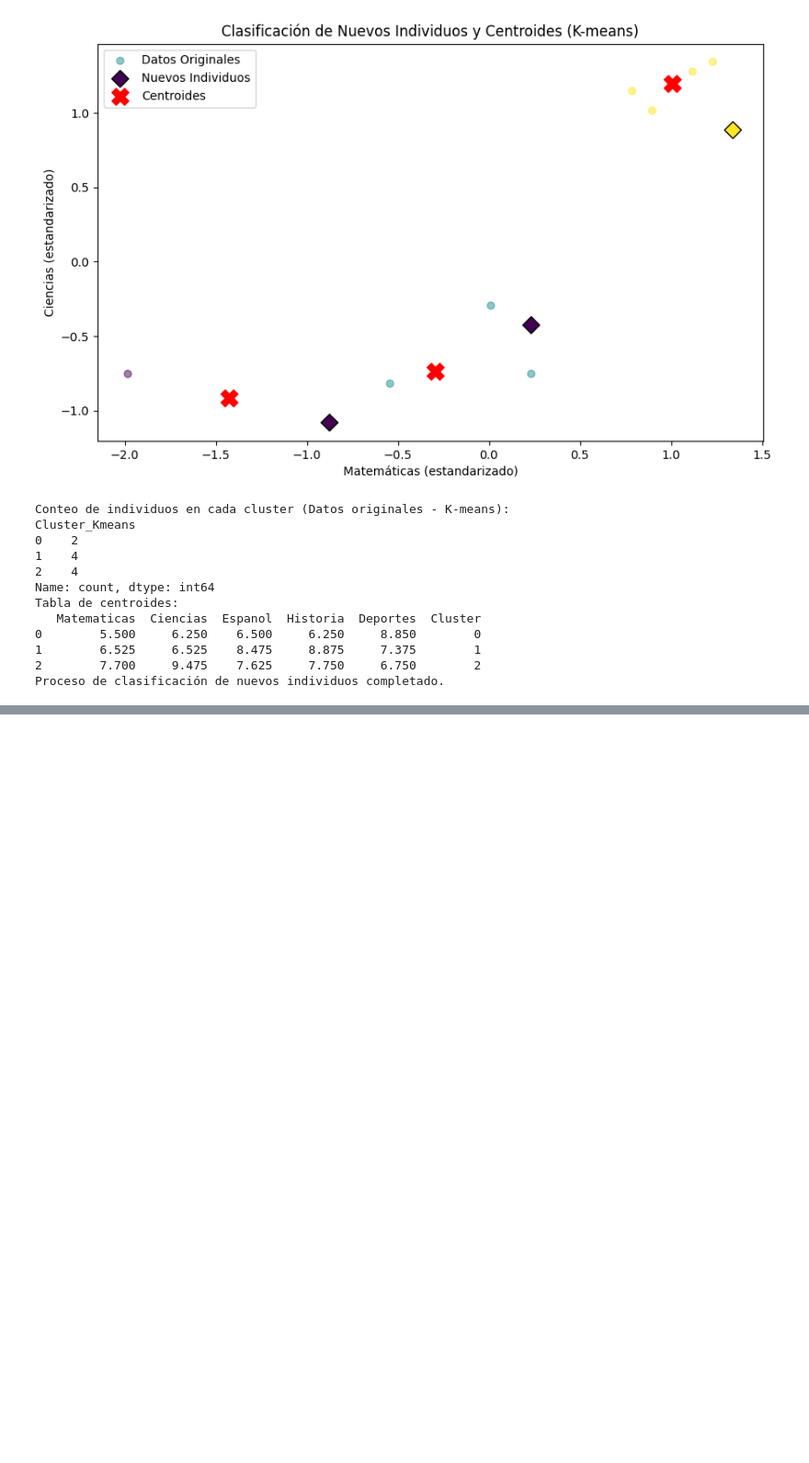
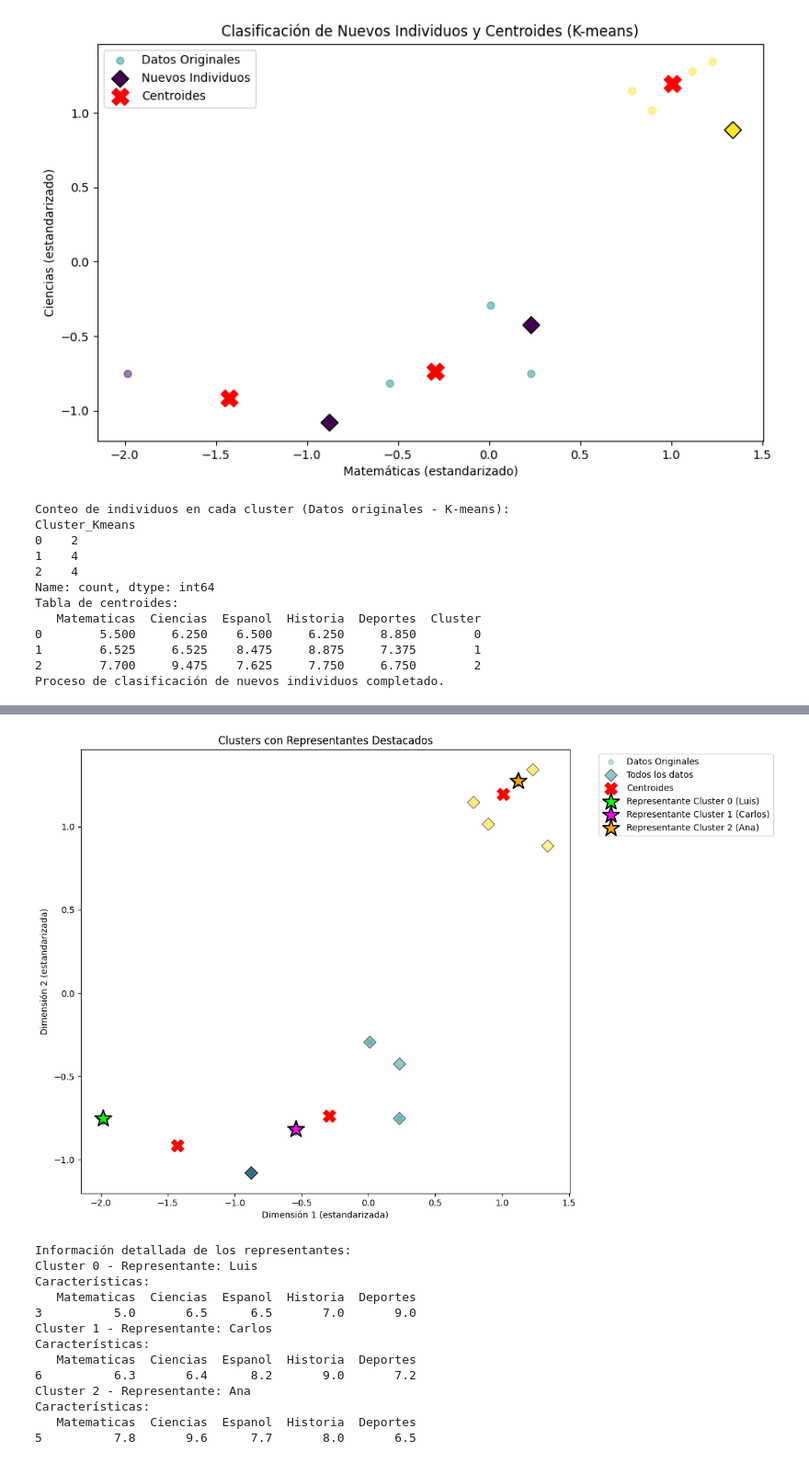
Before and after one commit to jaimeisaac2020/Python-analsisis-basicos, a Jupyter notebook: cluster_de_estudiantes.ipynb, the cells around one changed output, grey strips where cells are left out. Shown at 92% size. Saved outputs shown, nothing was run; the diff lists cells and outputs as text; code cells hidden in the pictures; blank space fills up the shorter version.

```diff
--- a/cluster_de_estudiantes.ipynb
+++ b/cluster_de_estudiantes.ipynb
@@ -315,0 +422,57 @@ Proceso de clasificación de nuevos individuos completado.
+# %%
+# Crear gráfico con representantes en diferentes colores
+plt.figure(figsize=(12, 8))
+
+# Colores para los representantes
+colors_rep = ['lime', 'magenta', 'orange']
+
+# Graficar datos originales
+plt.scatter(X_scaled[:, 0], X_scaled[:, 1], c=kmeans_labels, cmap='viridis', alpha=0.3, label='Datos Originales')
+
+# Graficar datos combinados
+plt.scatter(X_completo_scaled[:, 0], X_completo_scaled[:, 1], c=df_completo['Cluster_Kmeans'],
+           cmap='viridis', marker='D', s=100, edgecolor='black', alpha=0.5, label='Todos los datos')
+
+# Graficar centroides
+plt.scatter(kmeans.cluster_centers_[:, 0], kmeans.cluster_centers_[:, 1],
+           c='red', marker='X', s=200, label='Centroides')
+
+# Resaltar los representantes con diferentes colores
+for i, (cluster, rep, dist) in enumerate(representantes):
+    rep_position = X_completo_scaled[df_completo[df_completo['Estudiante'] == rep].index[0]]
+    plt.scatter(rep_position[0], rep_position[1],
+               c=colors_rep[i], marker='*', s=400,
+               edgecolors='black', linewidth=1.5,
+               label=f'Representante Cluster {cluster} ({rep})')
+
+plt.xlabel('Dimensión 1 (estandarizada)')
+plt.ylabel('Dimensión 2 (estandarizada)')
+plt.title('Clusters con Representantes Destacados')
+plt.legend(bbox_to_anchor=(1.05, 1), loc='upper left')
+plt.tight_layout()
+plt.show()
+
+# Mostrar información detallada de los representantes
+print("\
+Información detallada de los representantes:")
+for cluster, rep, dist in representantes:
+    print(f"\
+Cluster {cluster} - Representante: {rep}")
+    print("Características:")
+    estudiante_data = df_completo[df_completo['Estudiante'] == rep][['Matematicas', 'Ciencias', 'Espanol', 'Historia', 'Deportes']]
+    print(estudiante_data)
+# %% [output]
+[figure, added]
+Información detallada de los representantes:
+Cluster 0 - Representante: Luis
+Características:
+   Matematicas  Ciencias  Espanol  Historia  Deportes
+3          5.0       6.5      6.5       7.0       9.0
+Cluster 1 - Representante: Carlos
+Características:
+   Matematicas  Ciencias  Espanol  Historia  Deportes
+6          6.3       6.4      8.2       9.0       7.2
+Cluster 2 - Representante: Ana
+Características:
+   Matematicas  Ciencias  Espanol  Historia  Deportes
+5          7.8       9.6      7.7       8.0       6.5
```
Also changed, not shown: parts of 8 cells of this notebook.
